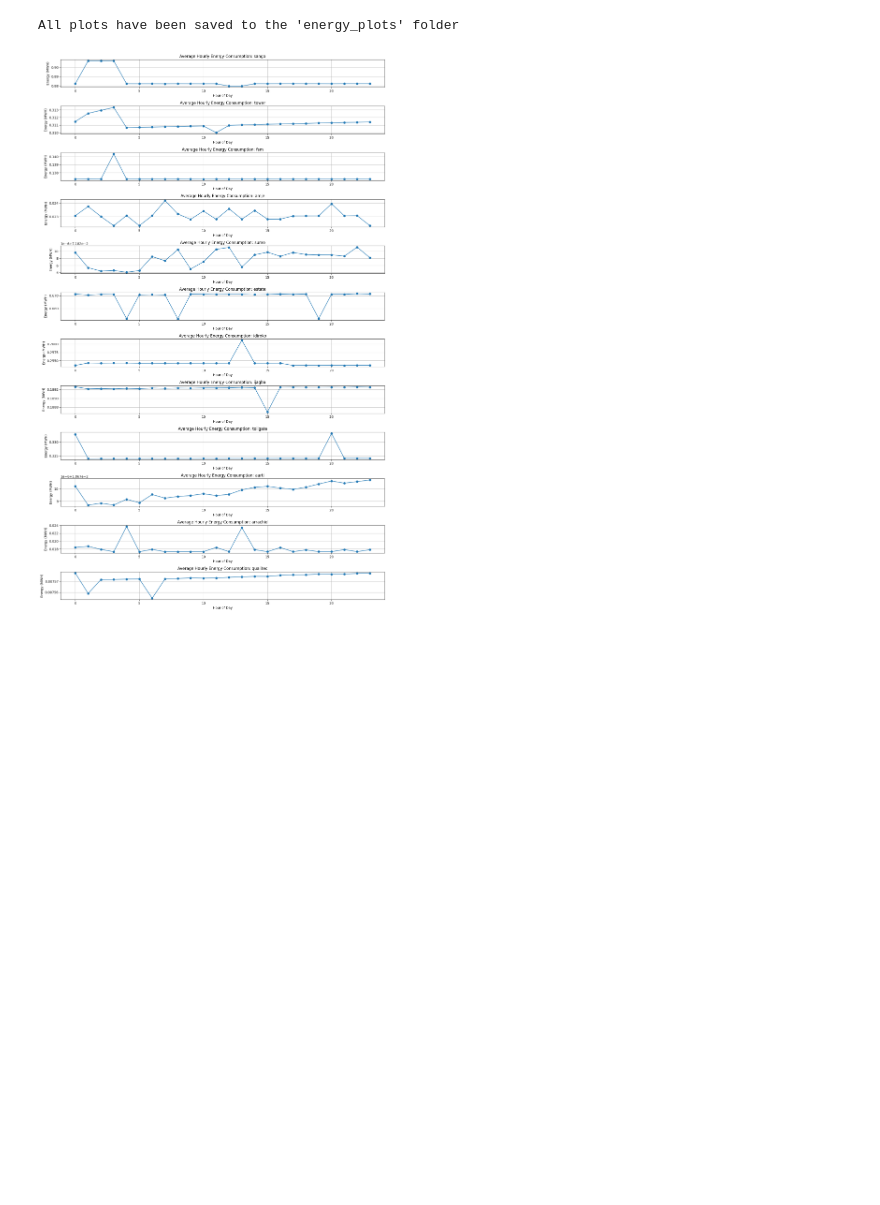
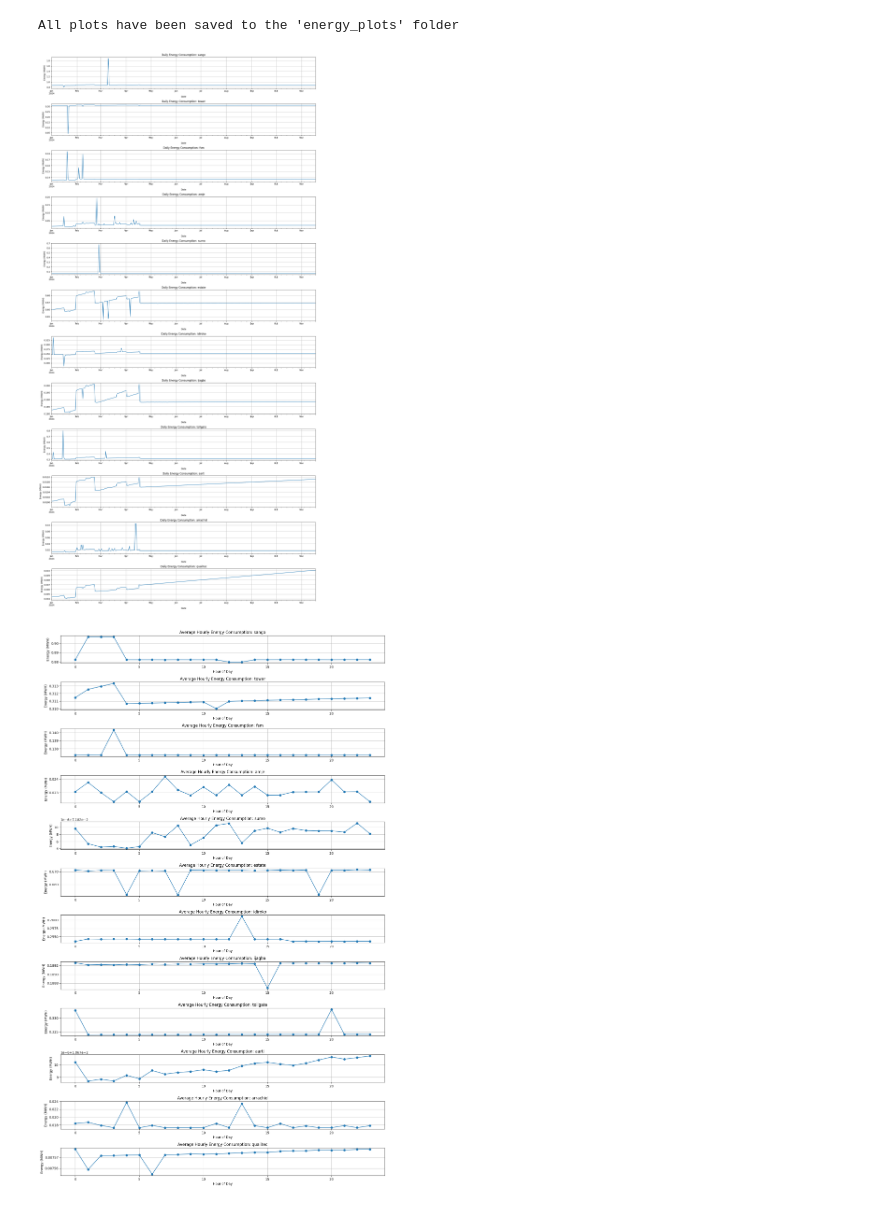
Before and after one commit to Giwa-ibrahim/energy_allocation_system, a Jupyter notebook: main.ipynb, the cells around one changed output. Saved outputs shown, nothing was run; the diff lists cells and outputs as text; code cells hidden in the pictures; blank space fills up the shorter version.

```diff
--- a/main.ipynb
+++ b/main.ipynb
@@ -419,6 +419,24 @@ print(f"All plots have been saved to the '{plot_dir}' folder")
 [figure]
 [figure]
 All plots have been saved to the 'energy_plots' folder
+# %%
+# Line plot for each feeder
+plt.figure(figsize=(18, 3 * len(feeder_cols)))
+daily_data = plot_data.set_index('datetime').resample('D').mean()
+
+for i, feeder in enumerate(feeder_cols):
+    plt.subplot(len(feeder_cols), 1, i+1)
+    daily_data[feeder].plot()
+    plt.title(f'Daily Energy Consumption: {feeder}')
+    plt.xlabel('Date')
+    plt.ylabel('Energy (MWH)')
+    plt.grid(True)
+
+plt.tight_layout()
+plt.savefig(os.path.join(plot_dir, 'daily_feeder_timeseries.png'), dpi=300)
+plt.show()
+# %% [output]
+[figure, added]
 # %%
 # Average hourly energy consumption for each feeder in stacked subplots
 plt.figure(figsize=(15, 2 * len(feeder_cols)))
```
Also changed, not shown: parts of 17 cells of this notebook, 20 other files.
